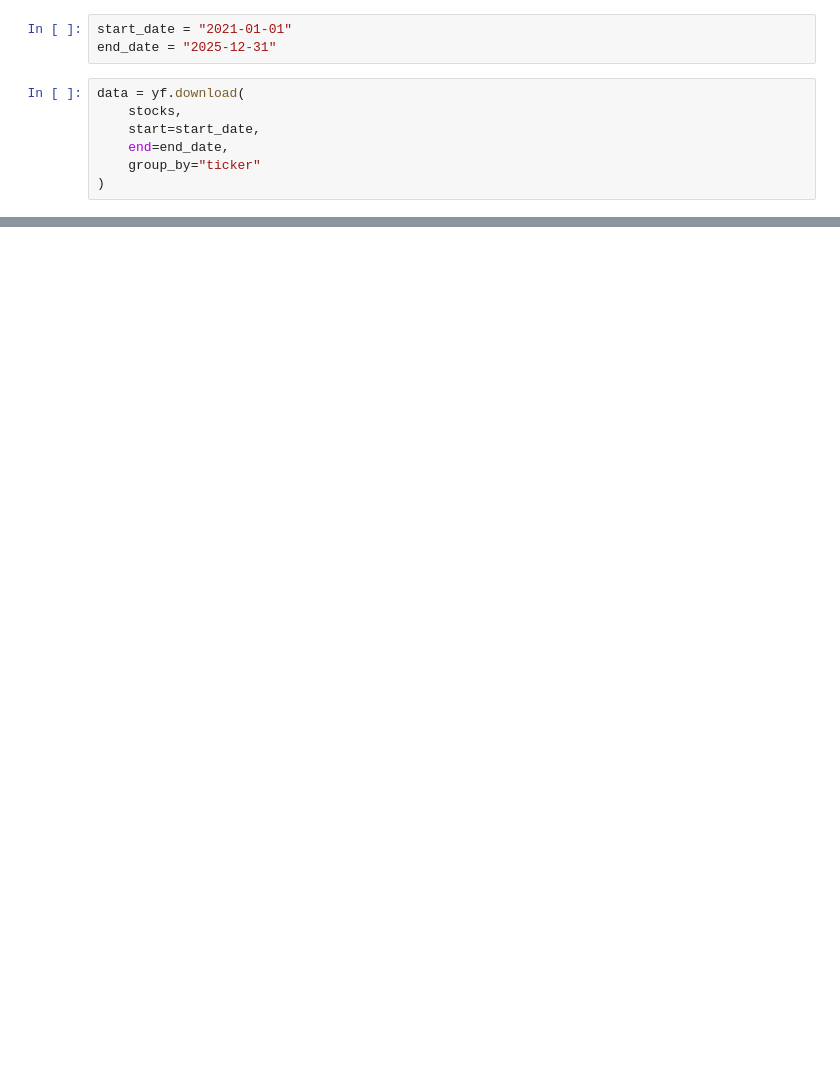
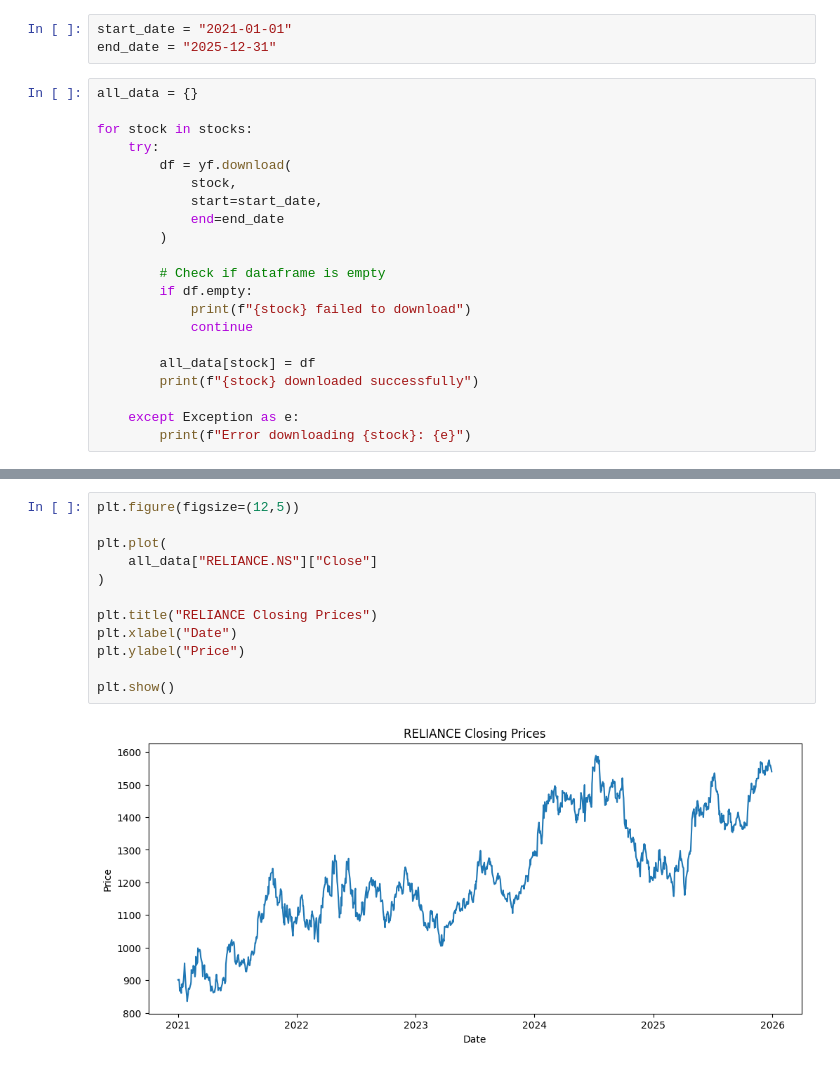
Before and after one commit to harveenkaur282-web/Data-Driven-Stock-Analysis-using-Time-Series-Models-on-StockGro, a Jupyter notebook: notebooks/data_collection.ipynb, the cells around one changed output, grey strips where cells are left out. Cells and saved outputs as stored; diff of their text form; blank space fills up the shorter version.

Commit message:
observing the stocks and saving the raw data

```diff
--- a/notebooks/data_collection.ipynb
+++ b/notebooks/data_collection.ipynb
@@ -14,9 +14,23 @@ stocks = [
 start_date = "2021-01-01"
 end_date = "2025-12-31"
 # %%
-data = yf.download(
-    stocks,
-    start=start_date,
-    end=end_date,
-    group_by="ticker"
-)
+all_data = {}
+
+for stock in stocks:
+    try:
+        df = yf.download(
+            stock,
+            start=start_date,
+            end=end_date
+        )
+
+        # Check if dataframe is empty
+        if df.empty:
+            print(f"{stock} failed to download")
+            continue
+
+        all_data[stock] = df
+        print(f"{stock} downloaded successfully")
+
+    except Exception as e:
+        print(f"Error downloading {stock}: {e}")
@@ -53,0 +107,14 @@ plt.show()
+# %%
+plt.figure(figsize=(12,5))
+
+plt.plot(
+    all_data["RELIANCE.NS"]["Close"]
+)
+
+plt.title("RELIANCE Closing Prices")
+plt.xlabel("Date")
+plt.ylabel("Price")
+
+plt.show()
+# %% [output]
+[figure, added]
```
Also changed, not shown: parts of 14 cells of this notebook, 5 other files.
